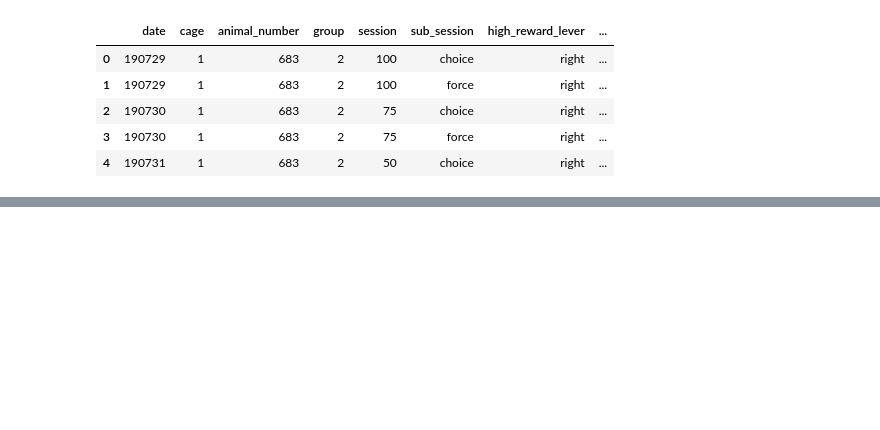
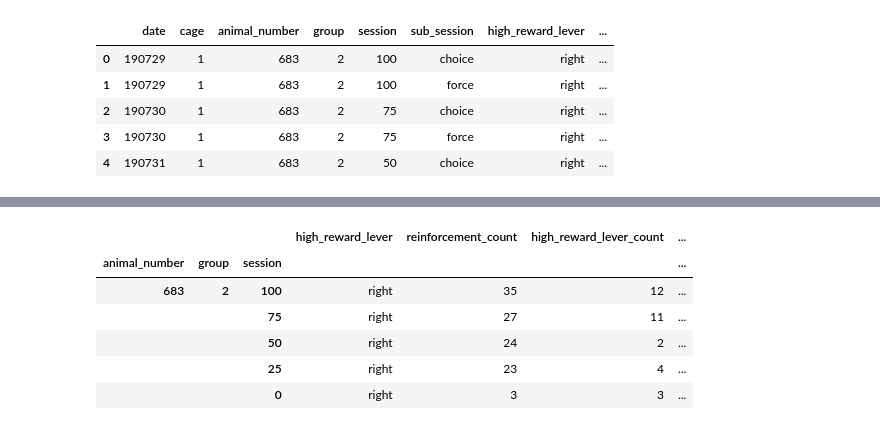
Before and after one commit to grace3999/MedPC, a Jupyter notebook: med_discounting_task_analysis.ipynb, the cells around one changed output, grey strips where cells are left out. Drawn from its saved outputs; the diff is of its cells as text; code cells hidden in the pictures; blank space fills up the shorter version.

```diff
--- a/med_discounting_task_analysis.ipynb
+++ b/med_discounting_task_analysis.ipynb
@@ -192,2 +193,15 @@ g = sns.barplot(x='session', y='high_reward_prob', data=pd_df_session[pd_df_sess
 # %%
 pd_df_session.to_csv('pd_df_session.csv')
+# %%
+choice_df = pd_df_session[pd_df_session['sub_session'] == 'choice']
+choice_df = choice_df.drop(['date', 'cage', 'sub_session'], axis=1)
+choice_df.set_index(['animal_number', 'group', 'session'], inplace=True)
+choice_df.head()
+# %% [output]
+|  |  |  | high_reward_lever | reinforcement_count | high_reward_lever_count | ... |
+| animal_number | group | session |  |  |  | ... |
+| 683 | 2 | 100 | right | 35 | 12 | ... |
+|  |  | 75 | right | 27 | 11 | ... |
+|  |  | 50 | right | 24 | 2 | ... |
+|  |  | 25 | right | 23 | 4 | ... |
+|  |  | 0 | right | 3 | 3 | ... |
```
Also changed, not shown: parts of 10 cells of this notebook, 4 other files.
